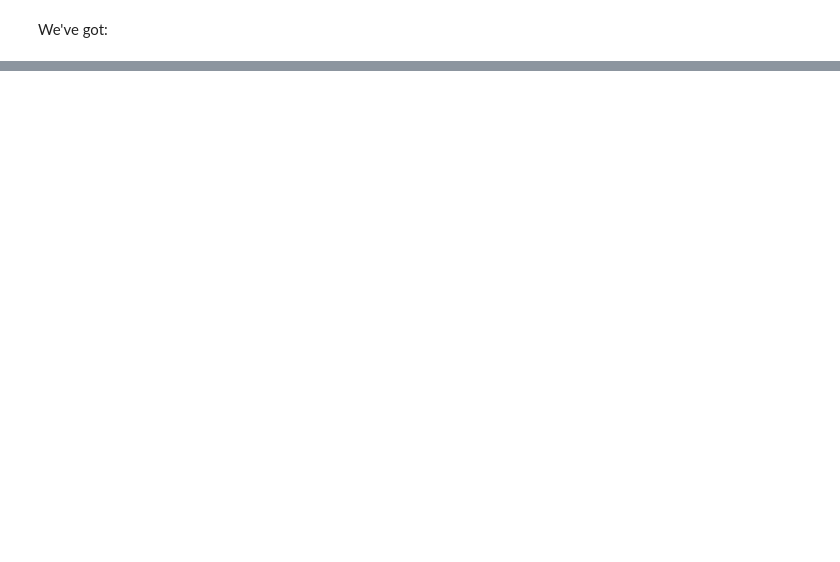
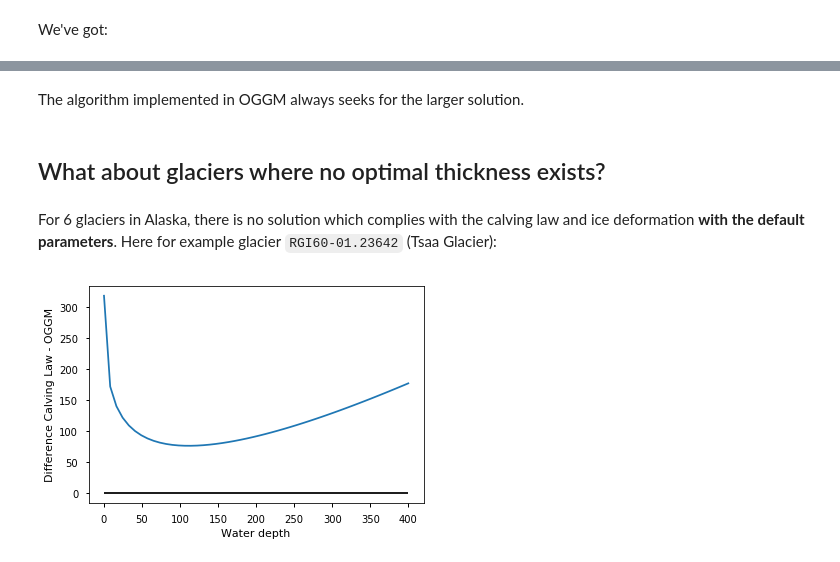
Before and after one commit to OGGM/oggm-edu-notebooks, a Jupyter notebook: oggm-tuto/inversion_with_frontal_ablation.ipynb, the cells around one changed output, grey strips where cells are left out. Cells and saved outputs as stored; diff of their text form; code cells hidden in the pictures; blank space fills up the shorter version.

```diff
--- a/oggm-tuto/inversion_with_frontal_ablation.ipynb
+++ b/oggm-tuto/inversion_with_frontal_ablation.ipynb
@@ -191,0 +221,5 @@ You have several options from here:
+# %%
+from scipy import optimize
+# Absolute minima
+abs_min = optimize.minimize(to_solve_default, [1], bounds=((1e-4, 1e4), ))
+abs_min['x'][0]
@@ -191,0 +256,3 @@ You have several options from here:
+# %%
+out = find_inversion_calving(gdir)
+out
@@ -191,0 +322,5 @@ You have several options from here:
+# %%
+# Will provide a flux too large for OGGM to cope with
+cfg.PARAMS['k_calving'] = 2.4 * 10
+out = find_inversion_calving(gdir)
+out
@@ -191,0 +395,29 @@ You have several options from here:
+# %% [markdown]
+The algorithm implemented in OGGM always seeks for the larger solution.
+# %% [markdown]
+## What about glaciers where no optimal thickness exists?
+# %% [markdown]
+For 6 glaciers in Alaska, there is no solution which complies with the calving law and ice deformation **with the default parameters**. Here for example glacier `RGI60-01.23642` (Tsaa Glacier):
+# %%
+gdir = workflow.init_glacier_regions(['RGI60-01.23642'], from_prepro_level=3)[0]
+
+cls = gdir.read_pickle('inversion_input')[-1]
+slope = cls['slope_angle'][-1]
+width = cls['width'][-1]
+
+def to_minimize(wd):
+    fl = calving_flux_from_depth(gdir, water_depth=wd)
+    oggm = sia_thickness([slope], [width], np.array([fl['flux'] * 1e9 / cfg.SEC_IN_YEAR]))[0]
+    return fl['thick'] - oggm
+
+wd = np.linspace(0.1, 400)
+out = []
+for w in wd:
+    out.append(to_minimize(w))
+
+plt.plot(wd, out);
+plt.hlines([0], 0, 400);
+plt.xlabel('Water depth');
+plt.ylabel('Difference Calving Law - OGGM');
+# %% [output]
+[figure, added]
```
Also changed, not shown: parts of 78 cells of this notebook, 1 other file.
